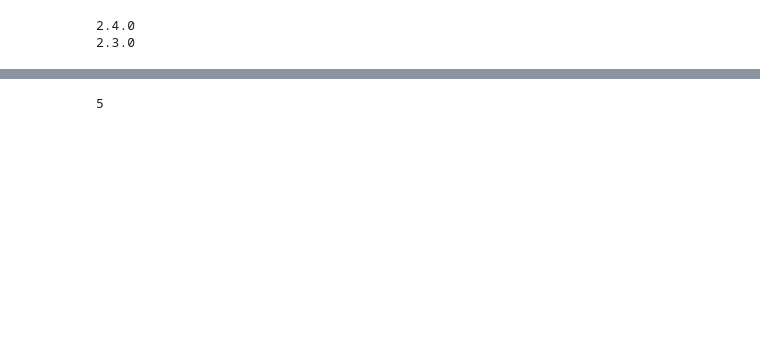
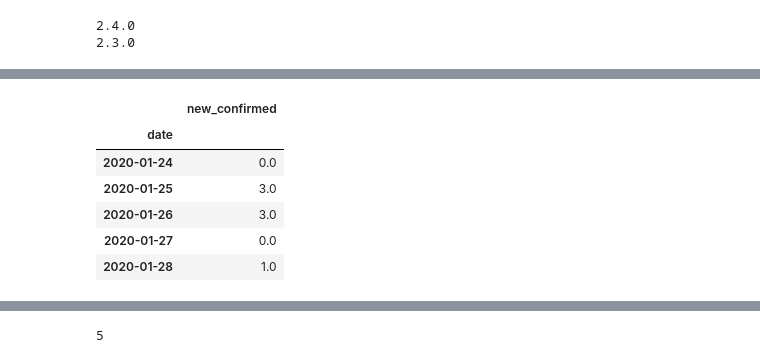
Before and after one commit to snoop2head/covid19_unknown_spread, a Jupyter notebook: forecast_seoul_covid19.ipynb, the cells around one changed output, grey strips where cells are left out. Cells and saved outputs as stored; diff of their text form; code cells hidden in the pictures; blank space fills up the shorter version.

```diff
--- a/forecast_seoul_covid19.ipynb
+++ b/forecast_seoul_covid19.ipynb
@@ -94,4 +91,15 @@ df_targets = df[target_names]
 df_targets = df_targets.shift(-shift_steps)
+# %%
+# you can check that top 5 data is topped out
+df_targets.head()
+# %% [output]
+|  | new_confirmed |
+| date |  |
+| 2020-01-24 | 0.0 |
+| 2020-01-25 | 3.0 |
+| 2020-01-26 | 3.0 |
+| 2020-01-27 | 0.0 |
+| 2020-01-28 | 1.0 |
 # %%
 df_targets.tail(10)
 # %% [output]
```
Also changed, not shown: parts of 22 cells of this notebook.
